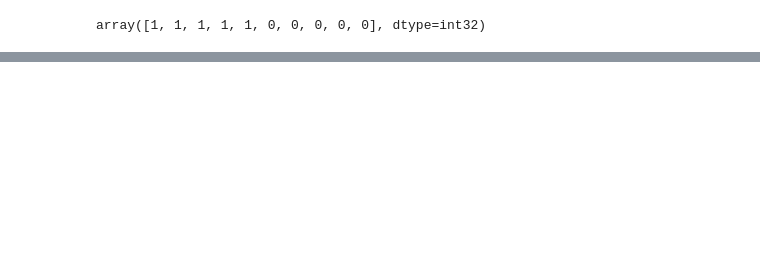
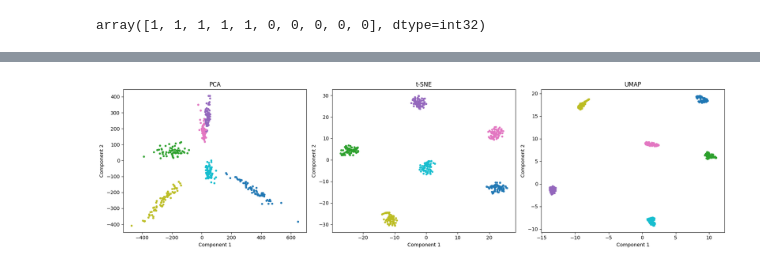
Before and after one commit to liangyou03/toySCRNAsim, a Jupyter notebook: testnotebook.ipynb, the cells around one changed output, grey strips where cells are left out. Cells and saved outputs as stored; diff of their text form; code cells hidden in the pictures; blank space fills up the shorter version.

```diff
--- a/testnotebook.ipynb
+++ b/testnotebook.ipynb
@@ -109,0 +112,2 @@ array([1, 1, 1, 1, 1, 0, 0, 0, 0, 0], dtype=int32)
+# %%
+count_matrix, cell_labels, de_info = toySCRNAsim.sim_with_cell_types(N=400, G=1000,K=6)
@@ -109,0 +133,39 @@ array([1, 1, 1, 1, 1, 0, 0, 0, 0, 0], dtype=int32)
+# %%
+from sklearn.decomposition import PCA
+from sklearn.manifold import TSNE
+import umap.umap_ as umap
+from sklearn.preprocessing import LabelEncoder
+import matplotlib.pyplot as plt
+
+encoded_labels = LabelEncoder().fit_transform(cell_labels)
+
+# PCA
+pca_result = PCA(n_components=2).fit_transform(count_matrix.T)
+
+# t-SNE
+tsne_result = TSNE(n_components=2, random_state=42).fit_transform(count_matrix.T)
+
+# UMAP
+umap_result = umap.UMAP(n_components=2, random_state=42).fit_transform(count_matrix.T)
+
+fig, axes = plt.subplots(1, 3, figsize=(18, 5))
+
+axes[0].scatter(pca_result[:, 0], pca_result[:, 1], c=encoded_labels, cmap='tab10', s=10)
+axes[0].set_title("PCA")
+axes[0].set_xlabel("Component 1")
+axes[0].set_ylabel("Component 2")
+
+axes[1].scatter(tsne_result[:, 0], tsne_result[:, 1], c=encoded_labels, cmap='tab10', s=10)
+axes[1].set_title("t-SNE")
+axes[1].set_xlabel("Component 1")
+axes[1].set_ylabel("Component 2")
+
+axes[2].scatter(umap_result[:, 0], umap_result[:, 1], c=encoded_labels, cmap='tab10', s=10)
+axes[2].set_title("UMAP")
+axes[2].set_xlabel("Component 1")
+axes[2].set_ylabel("Component 2")
+
+plt.tight_layout()
+plt.show()
+# %% [output]
+[figure, added]
```
Also changed, not shown: parts of 11 cells of this notebook, 1 other file.
